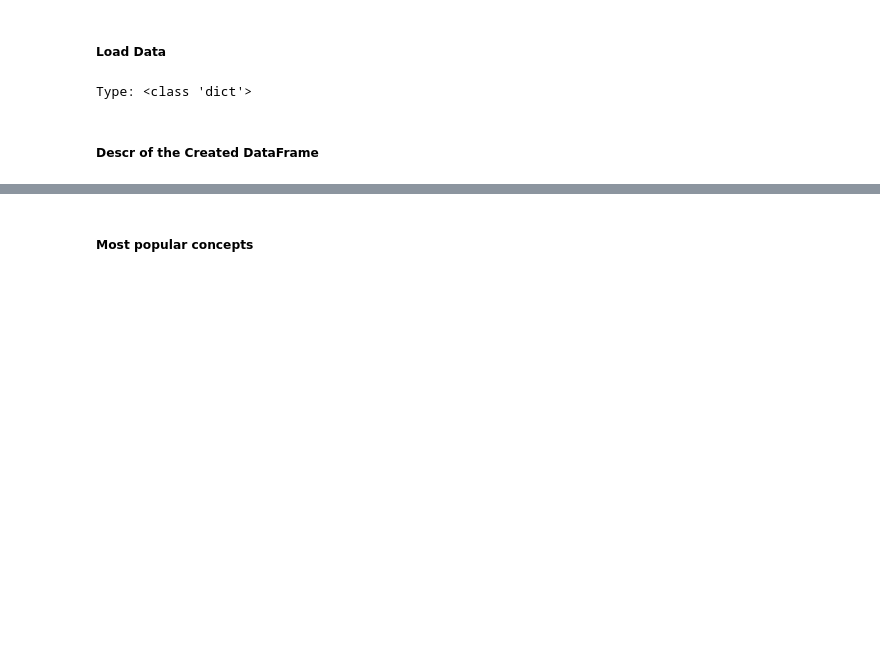
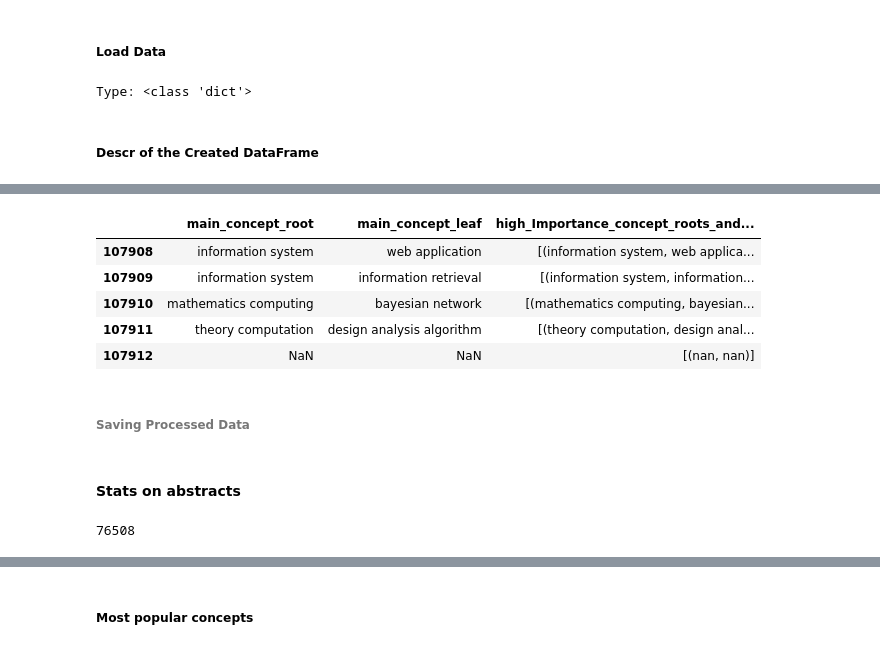
Before and after one commit to Learningchipmunk/Keywords-Ordering, a Jupyter notebook: Periodicals_Preprocessing_and_CCS_Stats.ipynb, the cells around one changed output, grey strips where cells are left out. Cells and saved outputs as stored; diff of their text form; code cells hidden in the pictures; blank space fills up the shorter version.

```diff
--- a/Periodicals_Preprocessing_and_CCS_Stats.ipynb
+++ b/Periodicals_Preprocessing_and_CCS_Stats.ipynb
@@ -224,0 +309,11 @@ articles_df['ccs'].iloc[1]
+# %%
+articles_df[['main_concept_root', 'main_concept_leaf', 'high_Importance_concept_roots_and_leafs']].tail()
+# %% [output]
+|  | main_concept_root | main_concept_leaf | high_Importance_concept_roots_and... |
+| 107908 | information system | web application | [(information system, web applica... |
+| 107909 | information system | information retrieval | [(information system, information... |
+| 107910 | mathematics computing | bayesian network | [(mathematics computing, bayesian... |
+| 107911 | theory computation | design analysis algorithm | [(theory computation, design anal... |
+| 107912 | NaN | NaN | [(nan, nan)] |
+# %% [markdown]
+###### Saving Processed Data
@@ -224,0 +322,7 @@ articles_df['ccs'].iloc[1]
+# %% [markdown]
+#### Stats on abstracts
+# %%
+## Number of articles with abstracts
+articles_df.shape[0] - articles_df.abstract.isna().sum()
+# %% [output]
+76508
```
Also changed, not shown: parts of 37 cells of this notebook.
